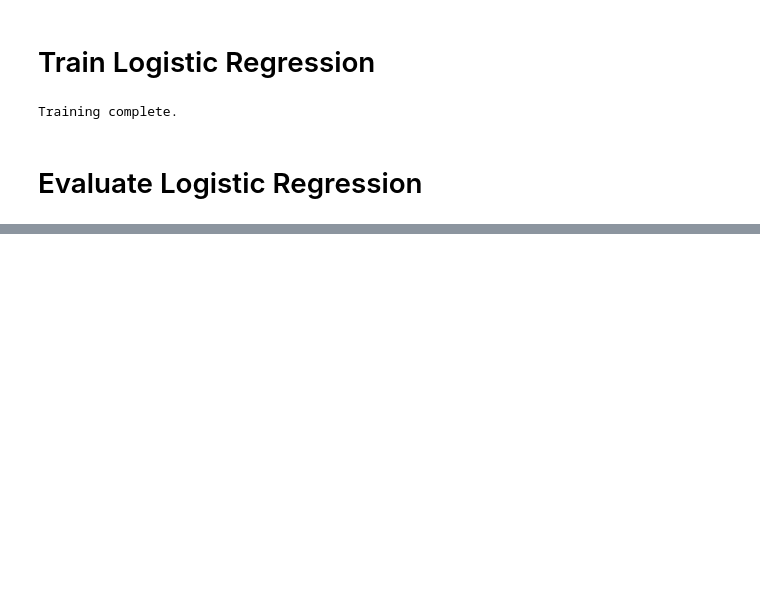
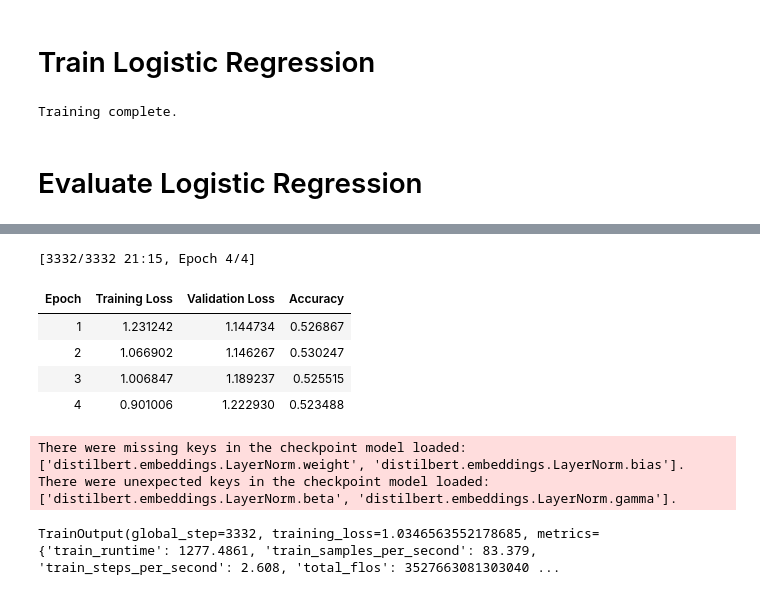
Before and after one commit to MSmit99/EmoTracker, a Jupyter notebook: Text Model/cs350_textSentimentClassification.ipynb, the cells around one changed output, grey strips where cells are left out. Cells and saved outputs as stored; diff of their text form; code cells hidden in the pictures; blank space fills up the shorter version.

```diff
--- a/Text Model/cs350_textSentimentClassification.ipynb
+++ b/Text Model/cs350_textSentimentClassification.ipynb
@@ -273,0 +362,36 @@ Baseline Accuracy: 0.3987
+# %%
+from transformers import TrainingArguments, Trainer
+
+training_args = TrainingArguments(
+    output_dir="./emotion_bert",
+    eval_strategy="epoch",
+    save_strategy="epoch",
+    learning_rate=2e-5,
+    per_device_train_batch_size=32,   # drop to 16 if you get OOM
+    per_device_eval_batch_size=32,
+    num_train_epochs=4,
+    weight_decay=0.01,
+    load_best_model_at_end=True,
+    metric_for_best_model="accuracy",
+    report_to="none",
+)
+
+trainer = Trainer(
+    model=model,
+    args=training_args,
+    train_dataset=train_ds,
+    eval_dataset=val_ds,
+    compute_metrics=compute_metrics,
+)
+
+trainer.train()
+# %% [output]
+[3332/3332 21:15, Epoch 4/4]
+| Epoch | Training Loss | Validation Loss | Accuracy |
+| 1 | 1.231242 | 1.144734 | 0.526867 |
+| 2 | 1.066902 | 1.146267 | 0.530247 |
+| 3 | 1.006847 | 1.189237 | 0.525515 |
+| 4 | 0.901006 | 1.222930 | 0.523488 |
+There were missing keys in the checkpoint model loaded: ['distilbert.embeddings.LayerNorm.weight', 'distilbert.embeddings.LayerNorm.bias'].
+There were unexpected keys in the checkpoint model loaded: ['distilbert.embeddings.LayerNorm.beta', 'distilbert.embeddings.LayerNorm.gamma'].
+TrainOutput(global_step=3332, training_loss=1.0346563552178685, metrics={'train_runtime': 1277.4861, 'train_samples_per_second': 83.379, 'train_steps_per_second': 2.608, 'total_flos': 3527663081303040 ...
```
Also changed, not shown: parts of 15 cells of this notebook.
